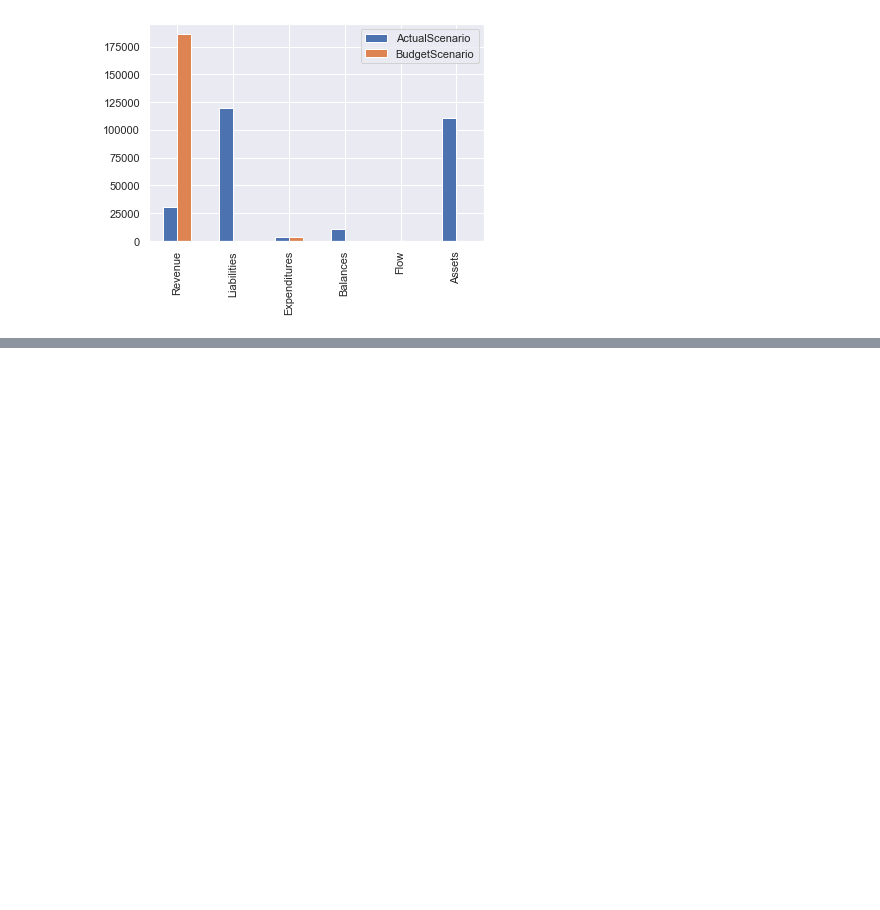
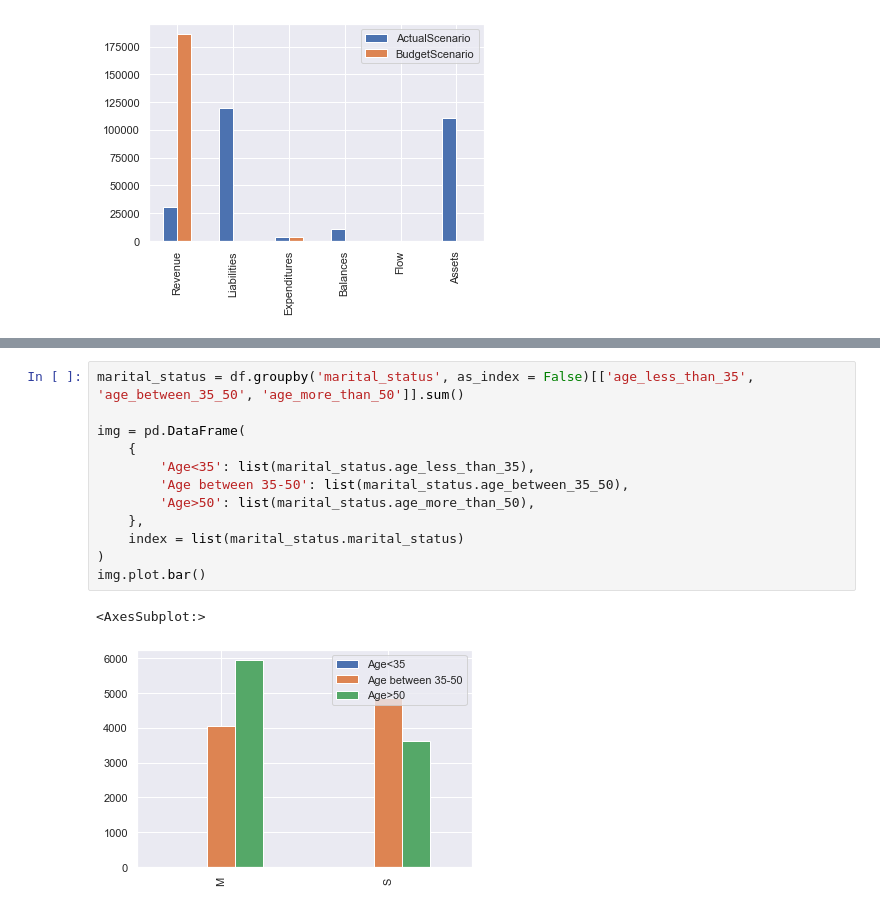
Before and after one commit to manfredimiraula/remote-dataeng, a Jupyter notebook: questions.ipynb, the cells around one changed output, grey strips where cells are left out. Saved outputs shown, nothing was run; the diff lists cells and outputs as text; blank space fills up the shorter version.

```diff
--- a/questions.ipynb
+++ b/questions.ipynb
@@ -254,0 +332,15 @@ GROUP BY marital_status,
+# %%
+marital_status = df.groupby('marital_status', as_index = False)[['age_less_than_35', 'age_between_35_50', 'age_more_than_50']].sum()
+
+img = pd.DataFrame(
+    {
+        'Age<35': list(marital_status.age_less_than_35),
+        'Age between 35-50': list(marital_status.age_between_35_50),
+        'Age>50': list(marital_status.age_more_than_50),
+    },
+    index = list(marital_status.marital_status)
+)
+img.plot.bar()
+# %% [output]
+<AxesSubplot:>
+[figure, added]
```
Also changed, not shown: parts of 11 cells of this notebook.
